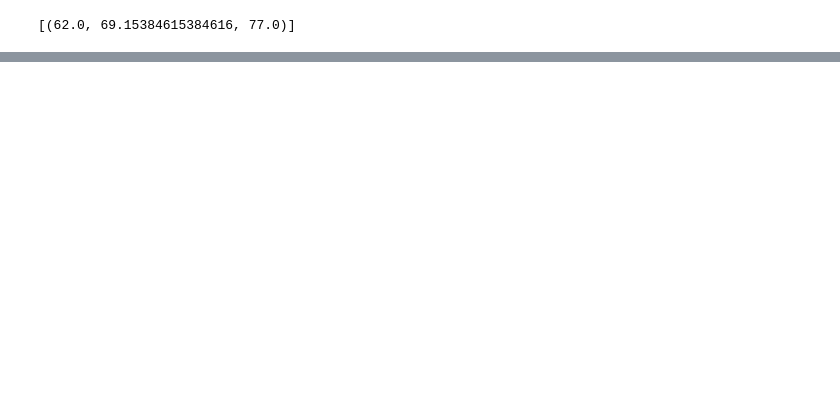
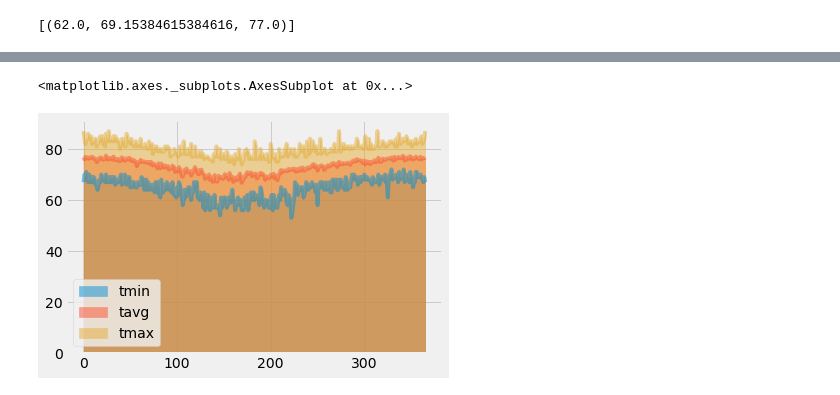
Before and after one commit to alejandrowaring/sqlalchemy-challenge, a Jupyter notebook: climate_analysis.ipynb, the cells around one changed output, grey strips where cells are left out. Drawn from its saved outputs; the diff is of its cells as text; code cells hidden in the pictures; blank space fills up the shorter version.

```diff
--- a/climate_analysis.ipynb
+++ b/climate_analysis.ipynb
@@ -209,2 +239,15 @@ daily_normals("01-01")
+# %%
+normals = []
+date = []
+start  = datetime.datetime.strptime(search_date, date_format)
+end = datetime.datetime.strptime(latest_date,date_format)
+while start <= end:
+    dform = datetime.datetime.strftime(start,'%m-%d')
+    date.append(dform)
+    normals.append(daily_normals(dform)[0])
+    start = start + datetime.timedelta(days=1)
 # %%
 # Load the previous query results into a Pandas DataFrame and add the `trip_dates` range as the `date` index
+norm_df = pd.DataFrame(normals,columns=['tmin','tavg','tmax'])
+norm_df['date'] = date
+norm_df.set_index('date')
@@ -211,2 +269,6 @@ daily_normals("01-01")
 # %%
 # Plot the daily normals as an area plot with `stacked=False`
+norm_df.plot.area(stacked=False)
+# %% [output]
+<matplotlib.axes._subplots.AxesSubplot at 0x...>
+[figure, added]
```
Also changed, not shown: parts of 10 cells of this notebook, 1 other file.
